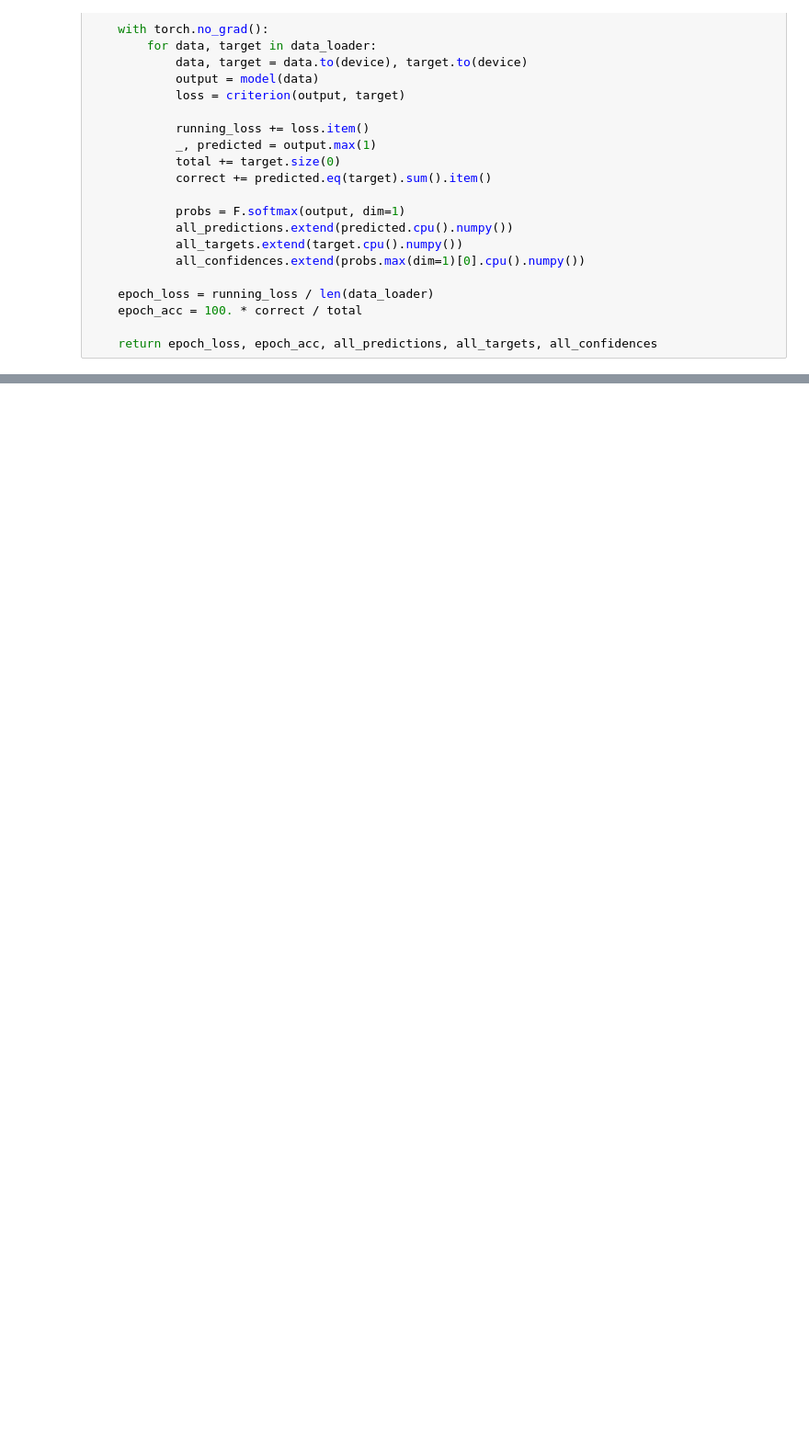
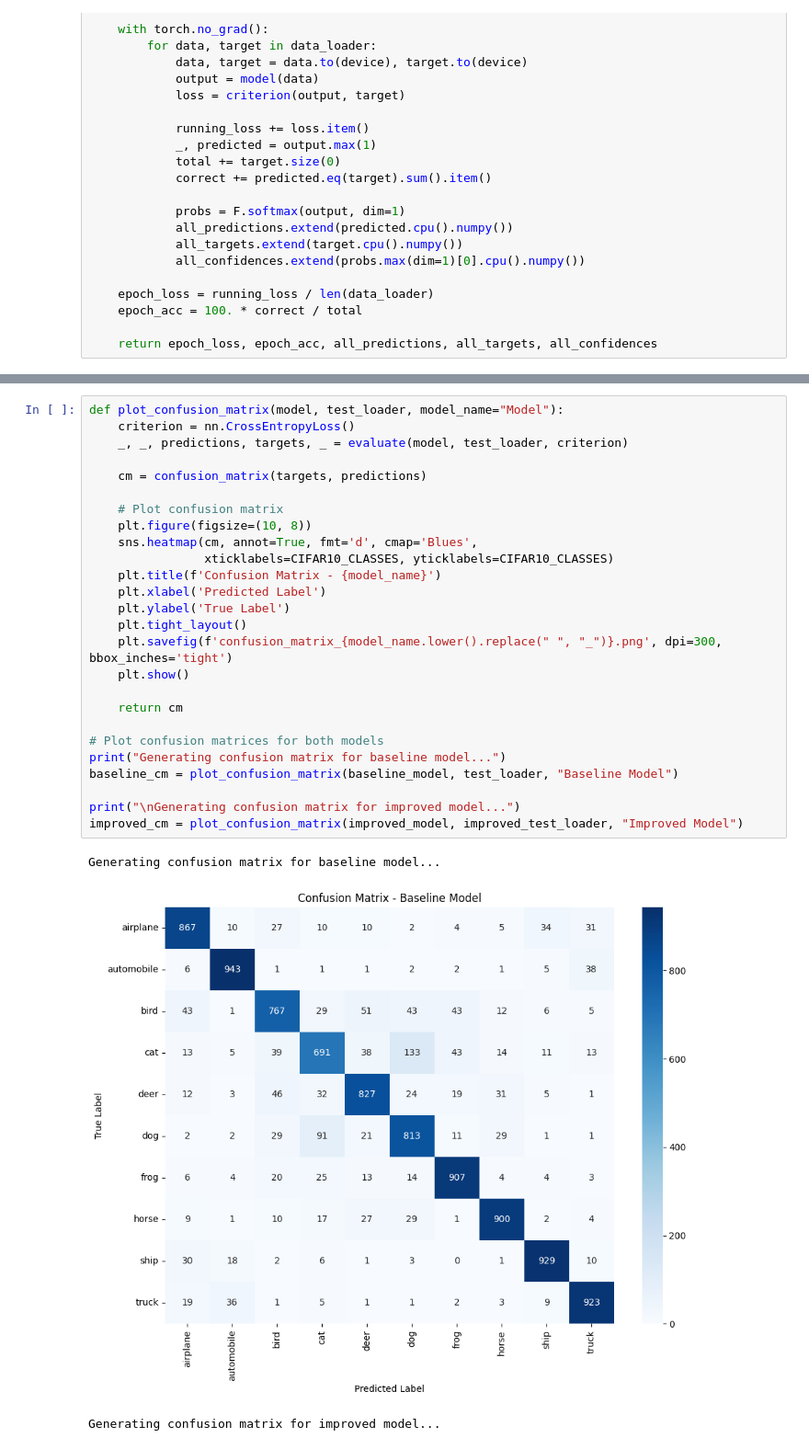
Before and after one commit to rony0000013/dl_assignment_1, a Jupyter notebook: assignment.ipynb, the cells around one changed output, grey strips where cells are left out. Shown at 92% size. Cells and saved outputs as stored; diff of their text form; blank space fills up the shorter version.

```diff
--- a/assignment.ipynb
+++ b/assignment.ipynb
@@ -599,0 +602,30 @@ Case 3:
+# %%
+def plot_confusion_matrix(model, test_loader, model_name="Model"):
+    criterion = nn.CrossEntropyLoss()
+    _, _, predictions, targets, _ = evaluate(model, test_loader, criterion)
+
+    cm = confusion_matrix(targets, predictions)
+
+    # Plot confusion matrix
+    plt.figure(figsize=(10, 8))
+    sns.heatmap(cm, annot=True, fmt='d', cmap='Blues',
+                xticklabels=CIFAR10_CLASSES, yticklabels=CIFAR10_CLASSES)
+    plt.title(f'Confusion Matrix - {model_name}')
+    plt.xlabel('Predicted Label')
+    plt.ylabel('True Label')
+    plt.tight_layout()
+    plt.savefig(f'confusion_matrix_{model_name.lower().replace(" ", "_")}.png', dpi=300, bbox_inches='tight')
+    plt.show()
+
+    return cm
+
+# Plot confusion matrices for both models
+print("Generating confusion matrix for baseline model...")
+baseline_cm = plot_confusion_matrix(baseline_model, test_loader, "Baseline Model")
+
+print("\nGenerating confusion matrix for improved model...")
+improved_cm = plot_confusion_matrix(improved_model, improved_test_loader, "Improved Model")
+# %% [output]
+Generating confusion matrix for baseline model...
+[figure, added]
+Generating confusion matrix for improved model...
```
Also changed, not shown: parts of 9 cells of this notebook, 7 other files.
